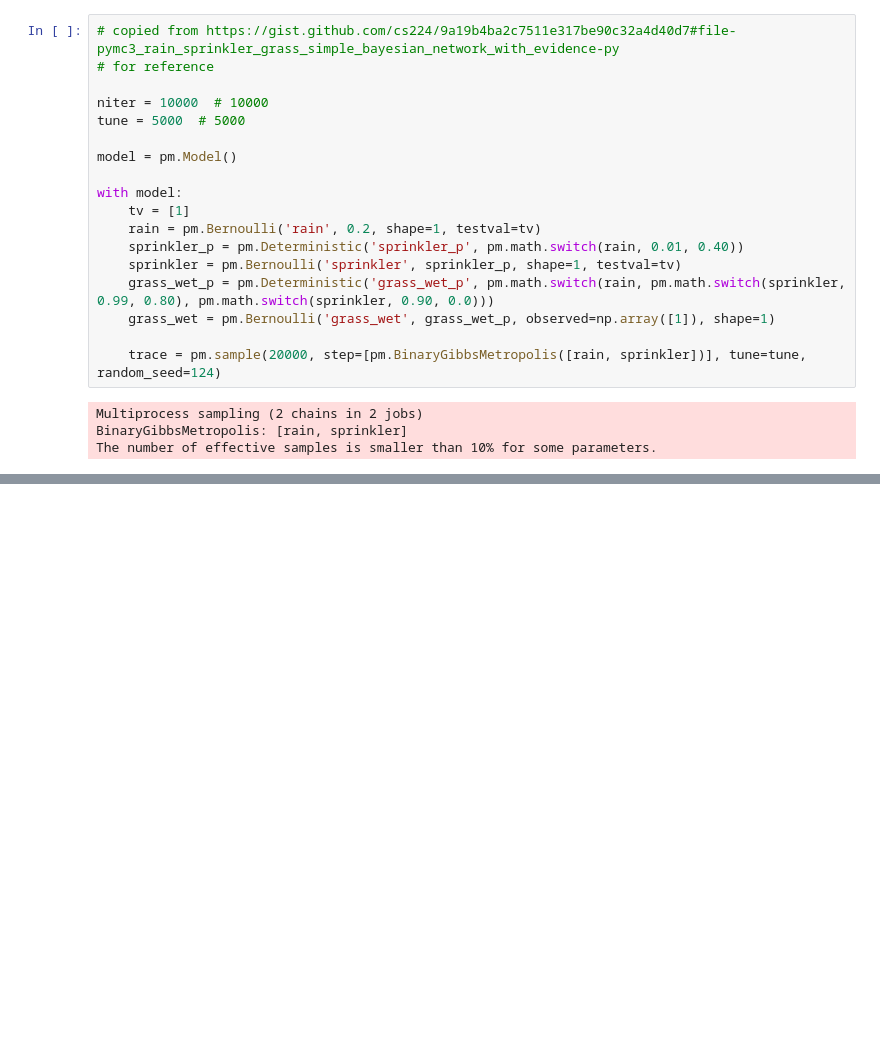
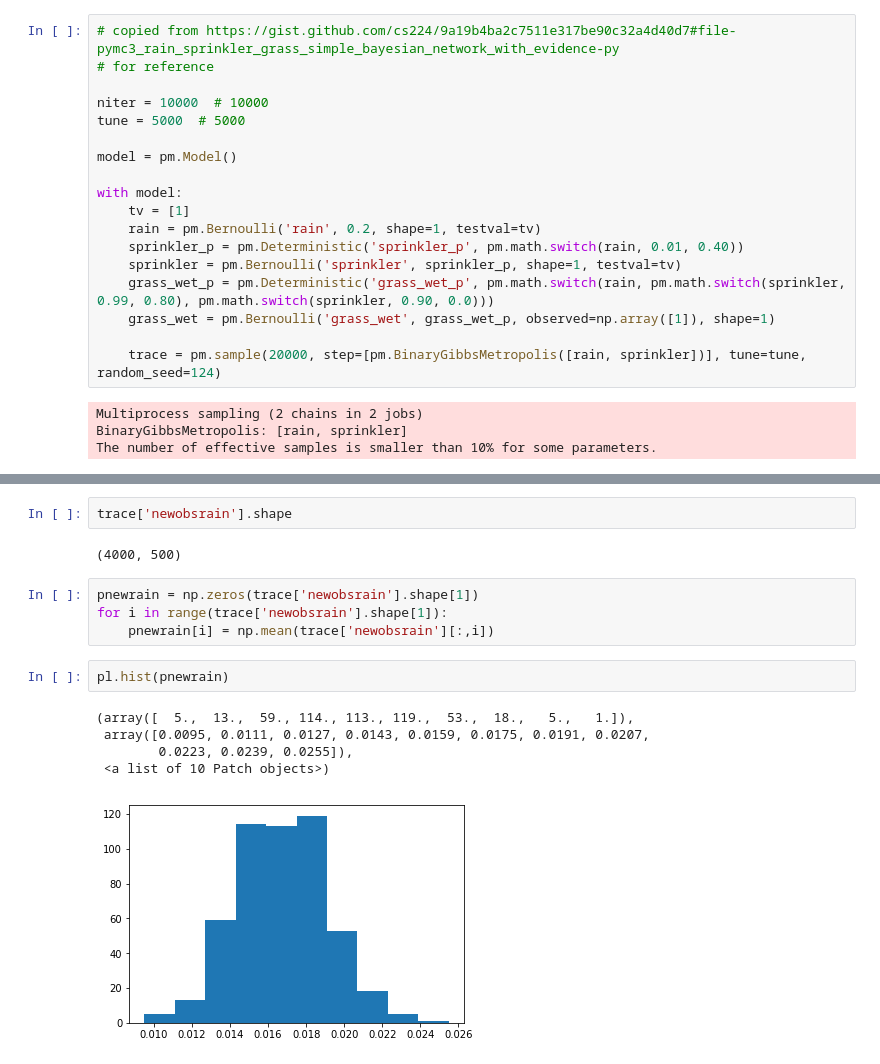
Before and after one commit to mattpitkin/SurvivalPrediction, a Jupyter notebook: WetGrass.ipynb, the cells around one changed output, grey strips where cells are left out. Cells and saved outputs as stored; diff of their text form; blank space fills up the shorter version.

```diff
--- a/WetGrass.ipynb
+++ b/WetGrass.ipynb
@@ -320,0 +385,16 @@ The number of effective samples is smaller than 10% for some parameters.
+# %%
+trace['newobsrain'].shape
+# %% [output]
+(4000, 500)
+# %%
+pnewrain = np.zeros(trace['newobsrain'].shape[1])
+for i in range(trace['newobsrain'].shape[1]):
+    pnewrain[i] = np.mean(trace['newobsrain'][:,i])
+# %%
+pl.hist(pnewrain)
+# %% [output]
+(array([  5.,  13.,  59., 114., 113., 119.,  53.,  18.,   5.,   1.]),
+ array([0.0095, 0.0111, 0.0127, 0.0143, 0.0159, 0.0175, 0.0191, 0.0207,
+        0.0223, 0.0239, 0.0255]),
+ <a list of 10 Patch objects>)
+[figure, added]
```
Also changed, not shown: parts of 4 cells of this notebook.
